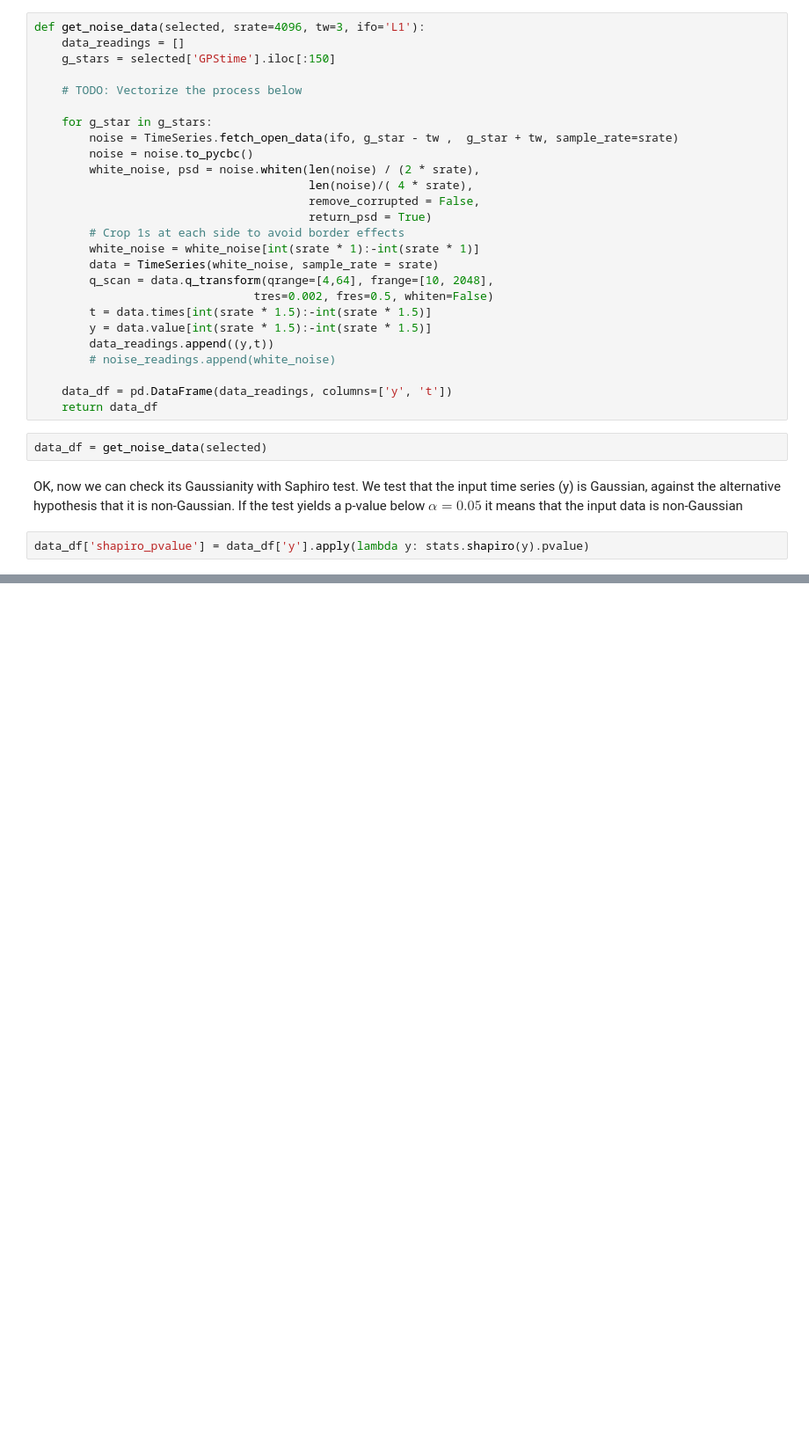
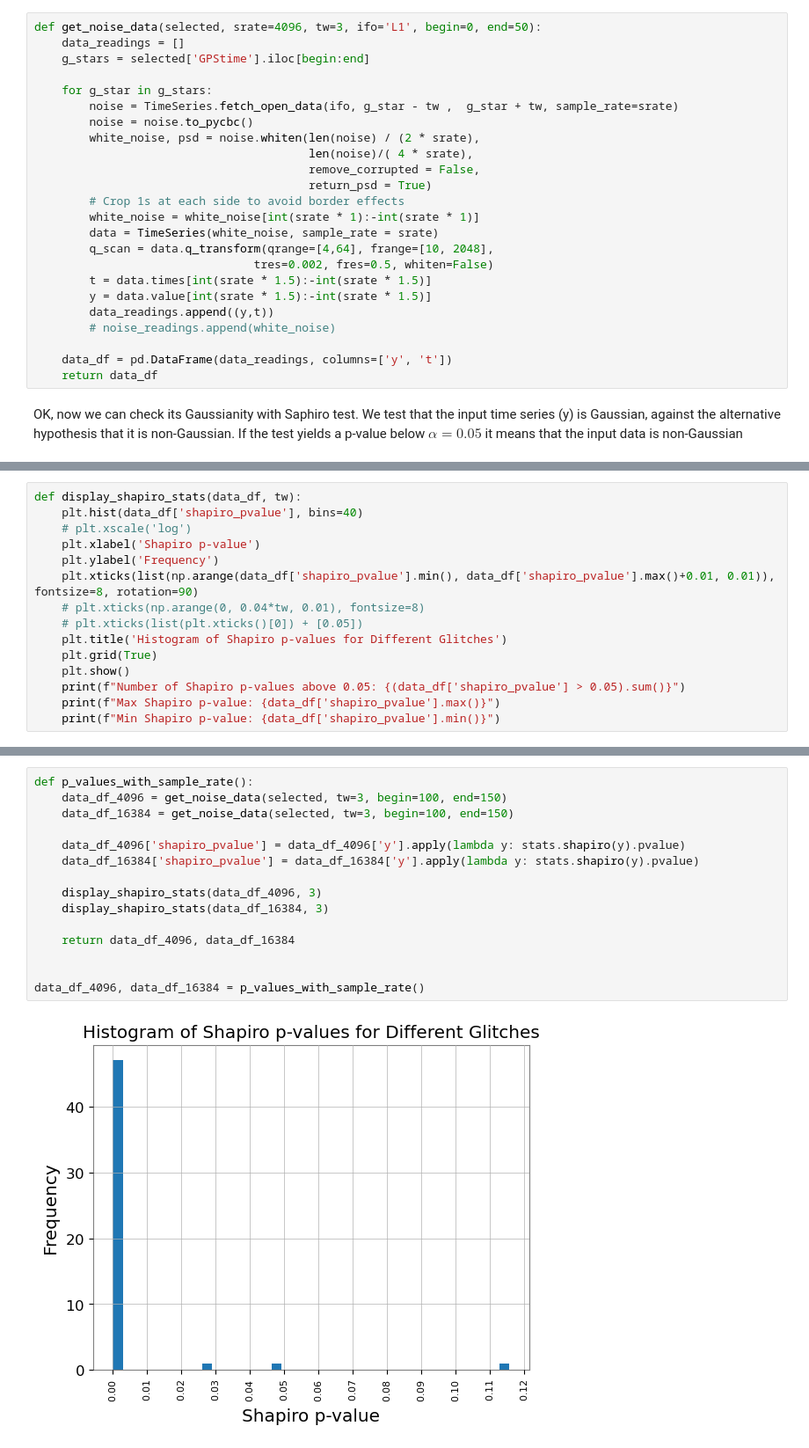
Before and after one commit to ashishmathew0297/gwpy-experiments, a Jupyter notebook: code/shapiro_test.ipynb, the cells around one changed output, grey strips where cells are left out. Shown: that part at 88% size. Cells and saved outputs as stored; diff of their text form; blank space fills up the shorter version.

Commit message:
Added time window and sampling rate based Shapiro tests

```diff
--- a/code/shapiro_test.ipynb
+++ b/code/shapiro_test.ipynb
@@ -102,11 +102,9 @@ noise = TimeSeries.fetch_open_data(ifo, g_star - tw ,  g_star + tw, sample_rate=
 
 This fetches info from the LIGO OSC for L1 at the given gps time for 3 seconds at a sample rate of 4096 and is then converted to the pycbc format and whitened.
 # %%
-def get_noise_data(selected, srate=4096, tw=3, ifo='L1'):
+def get_noise_data(selected, srate=4096, tw=3, ifo='L1', begin=0, end=50):
     data_readings = []
-    g_stars = selected['GPStime'].iloc[:150]
-
-    # TODO: Vectorize the process below
+    g_stars = selected['GPStime'].iloc[begin:end]
 
     for g_star in g_stars:
         noise = TimeSeries.fetch_open_data(ifo, g_star - tw ,  g_star + tw, sample_rate=srate)
@@ -127,9 +125,5 @@ def get_noise_data(selected, srate=4096, tw=3, ifo='L1'):
 
     data_df = pd.DataFrame(data_readings, columns=['y', 't'])
     return data_df
-# %%
-data_df = get_noise_data(selected)
 # %% [markdown]
 OK, now we can check its Gaussianity with Saphiro test. We test that the input time series (y) is Gaussian, against the alternative hypothesis that it is non-Gaussian. If the test yields a p-value below $\alpha=0.05$ it means that the input data is non-Gaussian
-# %%
-data_df['shapiro_pvalue'] = data_df['y'].apply(lambda y: stats.shapiro(y).pvalue)
@@ -157,0 +130,15 @@ Number of Shapiro p-values above 0.05: 1
+# %%
+def display_shapiro_stats(data_df, tw):
+    plt.hist(data_df['shapiro_pvalue'], bins=40)
+    # plt.xscale('log')
+    plt.xlabel('Shapiro p-value')
+    plt.ylabel('Frequency')
+    plt.xticks(list(np.arange(data_df['shapiro_pvalue'].min(), data_df['shapiro_pvalue'].max()+0.01, 0.01)), fontsize=8, rotation=90)
+    # plt.xticks(np.arange(0, 0.04*tw, 0.01), fontsize=8)
+    # plt.xticks(list(plt.xticks()[0]) + [0.05])
+    plt.title('Histogram of Shapiro p-values for Different Glitches')
+    plt.grid(True)
+    plt.show()
+    print(f"Number of Shapiro p-values above 0.05: {(data_df['shapiro_pvalue'] > 0.05).sum()}")
+    print(f"Max Shapiro p-value: {data_df['shapiro_pvalue'].max()}")
+    print(f"Min Shapiro p-value: {data_df['shapiro_pvalue'].min()}")
@@ -157,0 +147,17 @@ Number of Shapiro p-values above 0.05: 1
+# %%
+def p_values_with_sample_rate():
+    data_df_4096 = get_noise_data(selected, tw=3, begin=100, end=150)
+    data_df_16384 = get_noise_data(selected, tw=3, begin=100, end=150)
+
+    data_df_4096['shapiro_pvalue'] = data_df_4096['y'].apply(lambda y: stats.shapiro(y).pvalue)
+    data_df_16384['shapiro_pvalue'] = data_df_16384['y'].apply(lambda y: stats.shapiro(y).pvalue)
+
+    display_shapiro_stats(data_df_4096, 3)
+    display_shapiro_stats(data_df_16384, 3)
+
+    return data_df_4096, data_df_16384
+
+
+data_df_4096, data_df_16384 = p_values_with_sample_rate()
+# %% [output]
+[figure, added]
```
Also changed, not shown: parts of 8 cells of this notebook.
